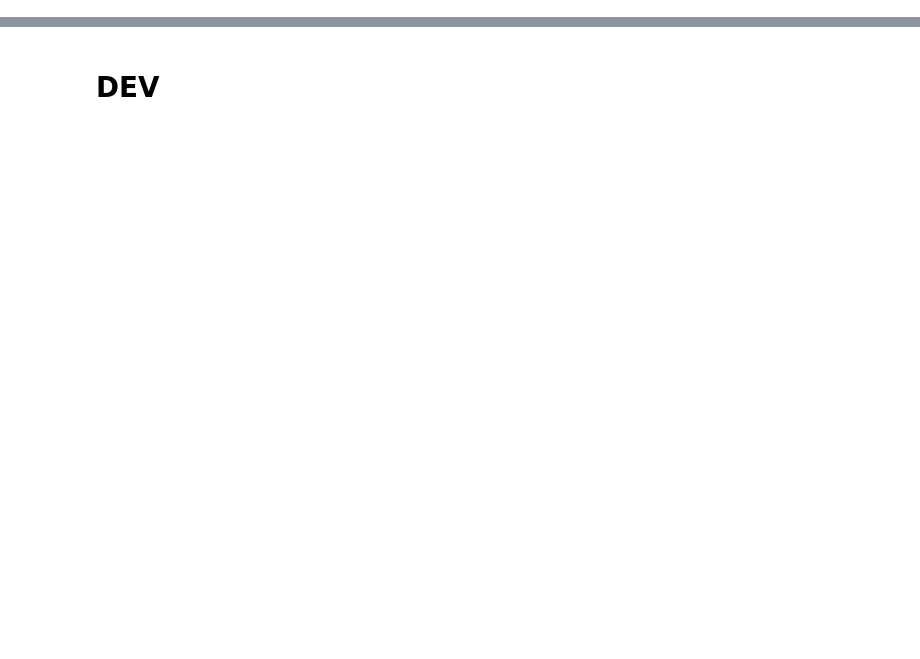
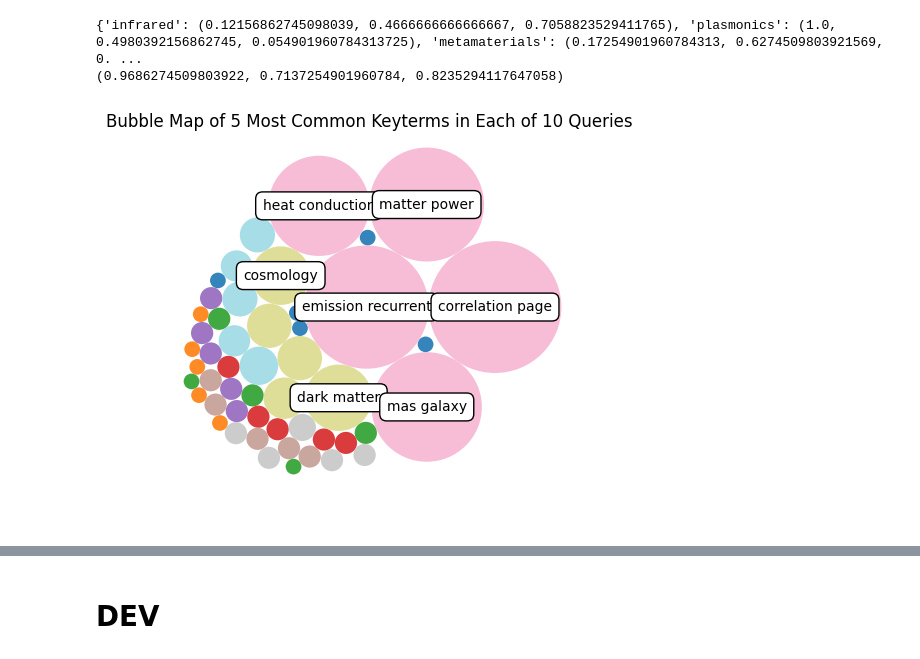
Before and after one commit to kkakdugee/x-force, a Jupyter notebook: code/Development/eda-graphing.ipynb, the cells around one changed output, grey strips where cells are left out. Drawn from its saved outputs; the diff is of its cells as text; code cells hidden in the pictures; blank space fills up the shorter version.

Commit message:
Chris (#33)
* network cooccur, bubblemap, main sync

* NEW db_functions.ipynb, EDIT helper.py, arxiv.py

* scopus file path fix

---------

Co-authored-by: Aaron <aaronkim0202@gmail.com>

```diff
--- a/code/Development/eda-graphing.ipynb
+++ b/code/Development/eda-graphing.ipynb
@@ -772,3 +804,47 @@ class XForce_Grapher():
+# %%
+# Setting up figures
+fig, ax = helper.plt.subplots(figsize=(5,5))
+ax.set_title(f"Bubble Map of {n} Most Common Keyterms in Each of {len(unique_queries)-1} Queries")
+ax.axis('off')
+
+# Calculate boundaries of graph
+lim = max(
+    max(
+        abs(circle.x) + circle.r,
+        abs(circle.y) + circle.r,
+    )
+    for circle in circles
+)
+helper.plt.xlim(-lim, lim)
+helper.plt.ylim(-lim, lim)
+
+# Setting up color/label scheme
+norm = TextNorm(queries)
+cmap = helper.cm.get_cmap('tab20')
+label_color_dict = {}
+
+# Plotting
+for circle, annotation, label in zip(circles, keys, queries):
+    # Setting up color/label scheme
+    normalized_value = norm([label])[0]
+    if label not in label_color_dict:
+        color = cmap(normalized_value)
+        color = helper.mcolors.to_rgba(color)[:3]
+        label_color_dict[label] = color
+    color = label_color_dict[label]
+
+    # Graphing Circles
+    x, y, r = circle
+    ax.add_patch(helper.plt.Circle((x, y), r, alpha=0.9, linewidth=2, facecolor=color, label=label))
+    if r > 0.15:
+        helper.plt.annotate(annotation, (x, y), va='center', ha='center', bbox=dict(facecolor='white', edgecolor='black', boxstyle='round', pad=.5))
+
+print(label_color_dict)
+print(color)
+# %% [output]
+{'infrared': (0.12156862745098039, 0.4666666666666667, 0.7058823529411765), 'plasmonics': (1.0, 0.4980392156862745, 0.054901960784313725), 'metamaterials': (0.17254901960784313, 0.6274509803921569, 0. ...
+(0.9686274509803922, 0.7137254901960784, 0.8235294117647058)
+[figure, added]
 # %%
 test = XForce_Grapher()
 test.load_nlp_summary()
```
Also changed, not shown: parts of 7 cells of this notebook, 8 other files.
